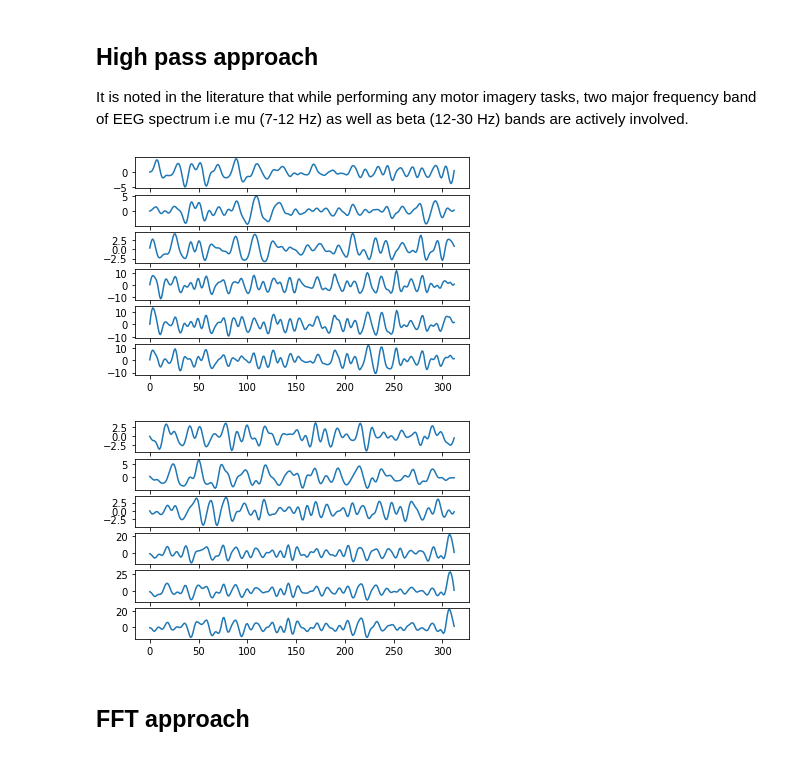
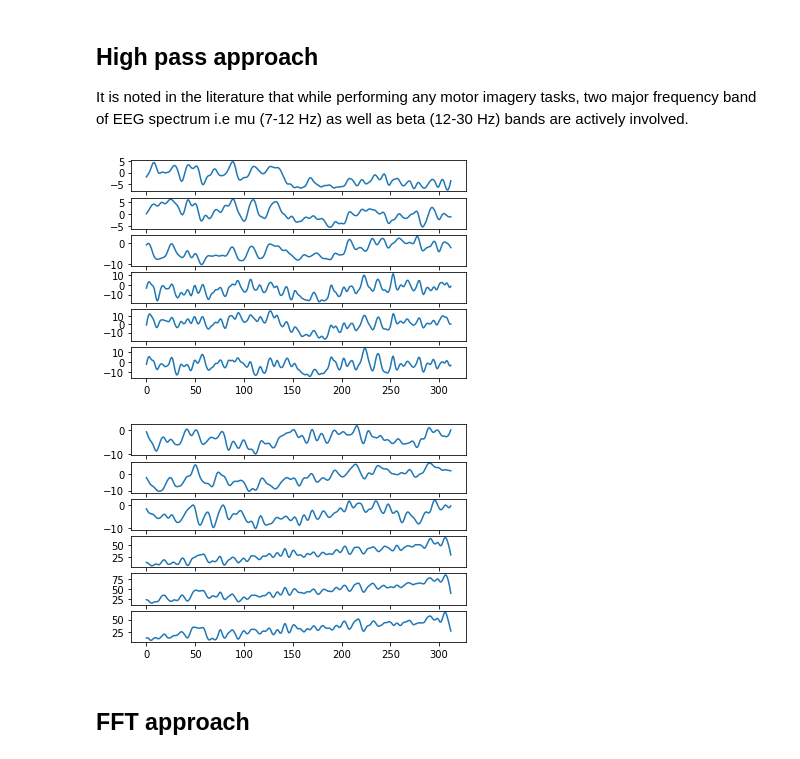
Before and after one commit to xuanyuw/LSTM_EEG_Classification, a Jupyter notebook: LSTM_EEG_Classification.ipynb, the cells around one changed output. Drawn from its saved outputs; the diff is of its cells as text; code cells hidden in the pictures.

```diff
--- a/LSTM_EEG_Classification.ipynb
+++ b/LSTM_EEG_Classification.ipynb
@@ -86,21 +86,21 @@ def butter_bandpass_filter(data, lowcut, highcut, fs, order = 2):
         y = sosfiltfilt(sos, data)
         return y
 # %%
-lowcut = 7
+lowcut = 0.1
 highcut= 30
 left_filtered = butter_bandpass_filter(left_test, lowcut, highcut, sr)
 for i in range(6):
     plt.subplot(6, 1, i+1)
     plt.plot(left_filtered[i,:])
 # %% [output]
-[figure, old version]
+[figure, new version]
 # %%
 right_filtered = butter_bandpass_filter(right_test, lowcut, highcut, sr)
 for i in range(6):
     plt.subplot(6, 1, i+1)
     plt.plot(right_filtered[i,:])
 # %% [output]
-[figure, old version]
+[figure, new version]
 # %% [markdown]
 ## FFT approach
 # %%
```
Also changed, not shown: parts of 21 cells of this notebook.
